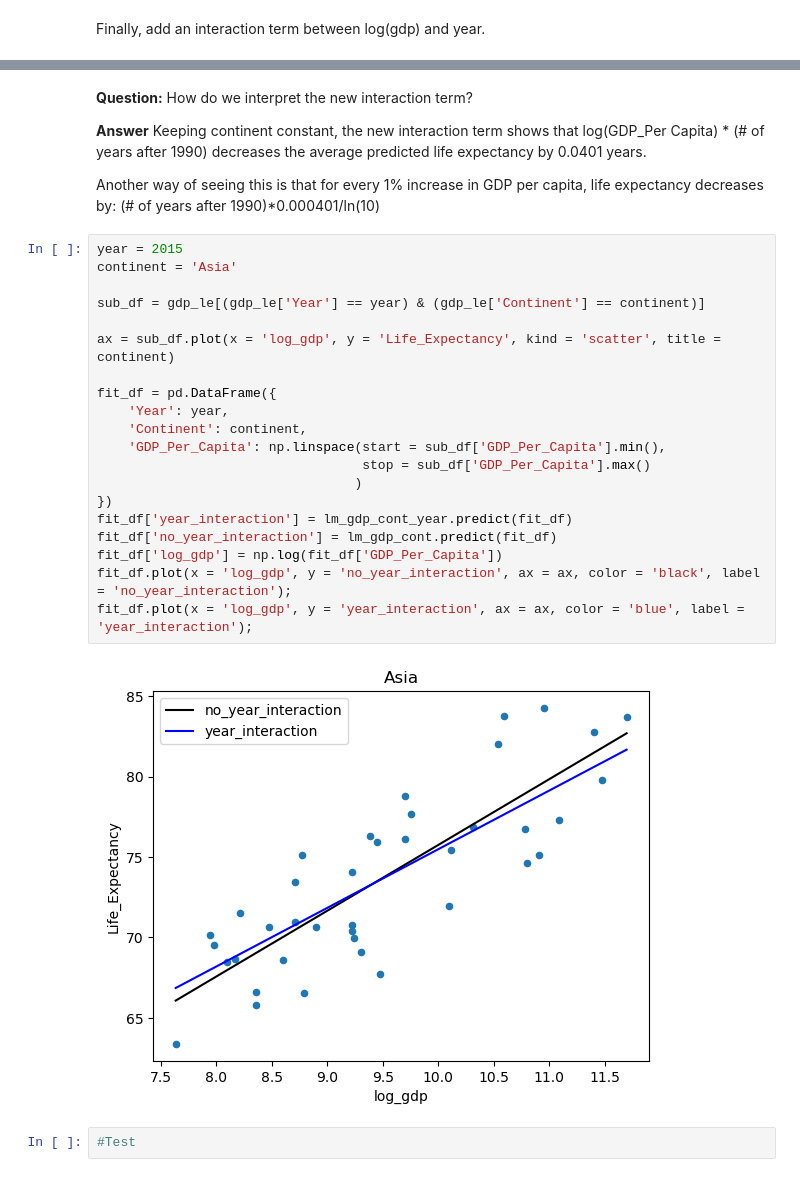
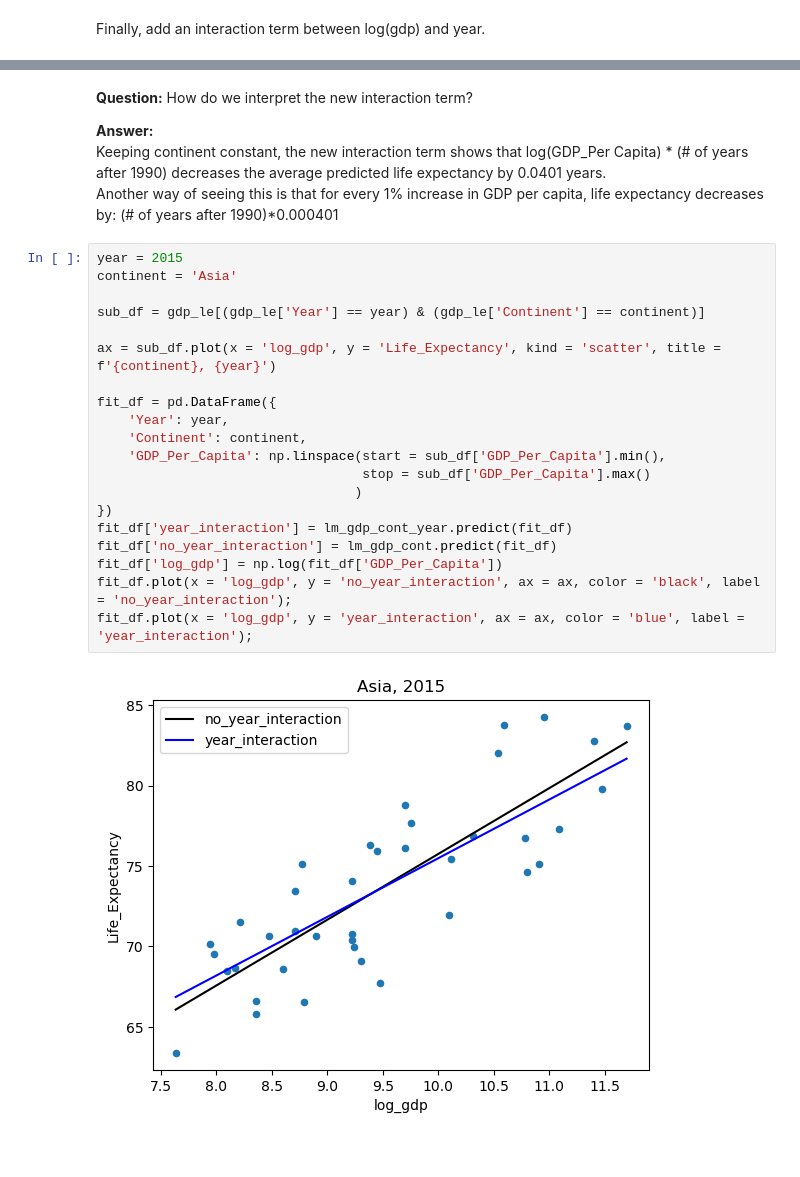
Before and after one commit to ballir27/linear-regression-practice, a Jupyter notebook: notebooks/StatisticalModeling_Pt1_LinearRegression.ipynb, the cells around one changed output, grey strips where cells are left out. Drawn from its saved outputs; the diff is of its cells as text; blank space fills up the shorter version.

Commit message:
Final Finished Project After Review

```diff
--- a/notebooks/StatisticalModeling_Pt1_LinearRegression.ipynb
+++ b/notebooks/StatisticalModeling_Pt1_LinearRegression.ipynb
@@ -597,32 +597,28 @@ strong multicollinearity or other numerical problems.
 # %% [markdown]
 **Question:** How do we interpret the new interaction term?
 
-**Answer**
-Keeping continent constant, the new interaction term shows that log(GDP_Per Capita) * (# of years after 1990) decreases the average predicted life expectancy by 0.0401 years.
-
-Another way of seeing this is that for every 1% increase in GDP per capita, life expectancy decreases by:
-(# of years after 1990)*0.000401/ln(10)
+**Answer:** <br>
+Keeping continent constant, the new interaction term shows that log(GDP_Per Capita) * (# of years after 1990) decreases the average predicted life expectancy by 0.0401 years. <br>
+Another way of seeing this is that for every 1% increase in GDP per capita, life expectancy decreases by: (# of years after 1990)*0.000401
 # %%
 year = 2015
 continent = 'Asia'
 
 sub_df = gdp_le[(gdp_le['Year'] == year) & (gdp_le['Continent'] == continent)]
 
-ax = sub_df.plot(x = 'log_gdp', y = 'Life_Expectancy', kind = 'scatter', title = continent)
+ax = sub_df.plot(x = 'log_gdp', y = 'Life_Expectancy', kind = 'scatter', title = f'{continent}, {year}')
 
 fit_df = pd.DataFrame({
     'Year': year,
     'Continent': continent,
     'GDP_Per_Capita': np.linspace(start = sub_df['GDP_Per_Capita'].min(),
                                   stop = sub_df['GDP_Per_Capita'].max()
                                  )
 })
 fit_df['year_interaction'] = lm_gdp_cont_year.predict(fit_df)
 fit_df['no_year_interaction'] = lm_gdp_cont.predict(fit_df)
 fit_df['log_gdp'] = np.log(fit_df['GDP_Per_Capita'])
 fit_df.plot(x = 'log_gdp', y = 'no_year_interaction', ax = ax, color = 'black', label = 'no_year_interaction');
 fit_df.plot(x = 'log_gdp', y = 'year_interaction', ax = ax, color = 'blue', label = 'year_interaction');
 # %% [output]
-[figure, old version]
+[figure, new version]
-# %%
-#Test
```
Also changed, not shown: parts of 12 cells of this notebook.
